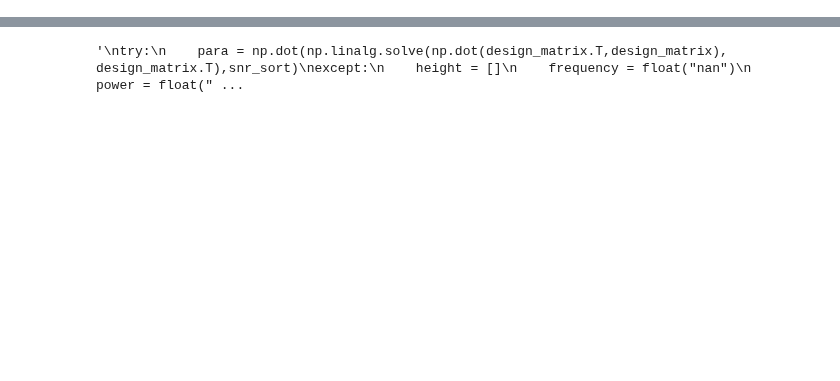
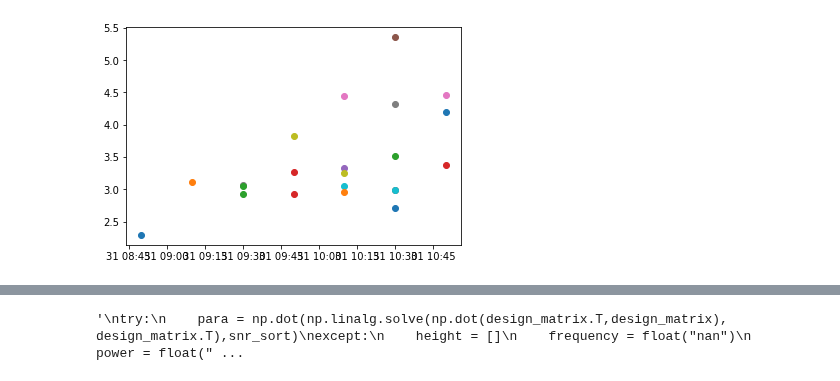
Before and after one commit to ziqing97/gnss_ir_analyze, a Jupyter notebook: src/test.ipynb, the cells around one changed output, grey strips where cells are left out. Cells and saved outputs as stored; diff of their text form; code cells hidden in the pictures; blank space fills up the shorter version.

```diff
--- a/src/test.ipynb
+++ b/src/test.ipynb
@@ -48 +46,7 @@ for satellite_code in result_dict:
+# %%
+for satellite_code in result_dict:
+    for i,height in enumerate(result_dict[satellite_code]['maximal_height']):
+        plt.scatter(result_dict[satellite_code]['time'][i],height)
+# %% [output]
+[figure, added]
 # %%
```
Also changed, not shown: parts of 4 cells of this notebook.
